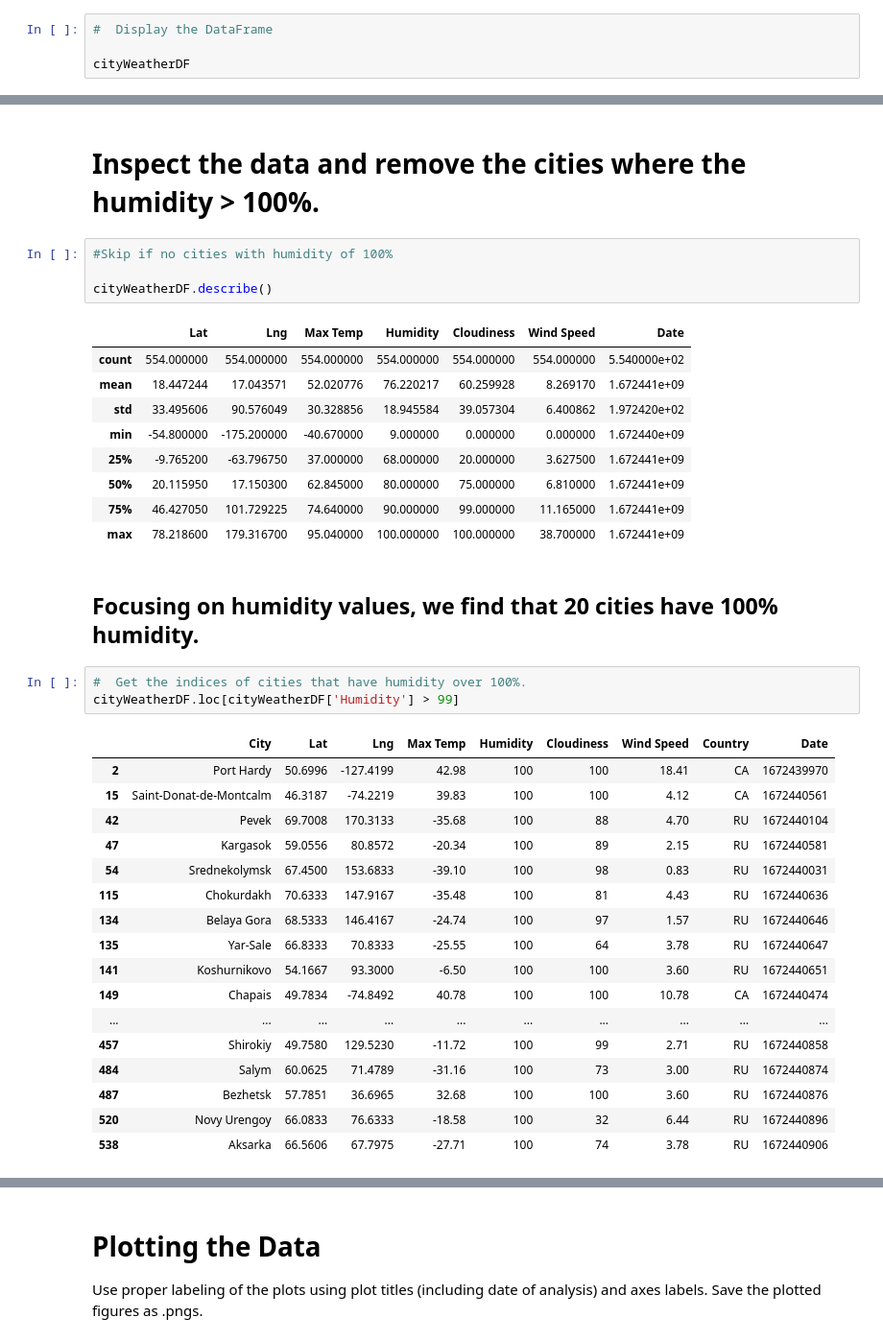
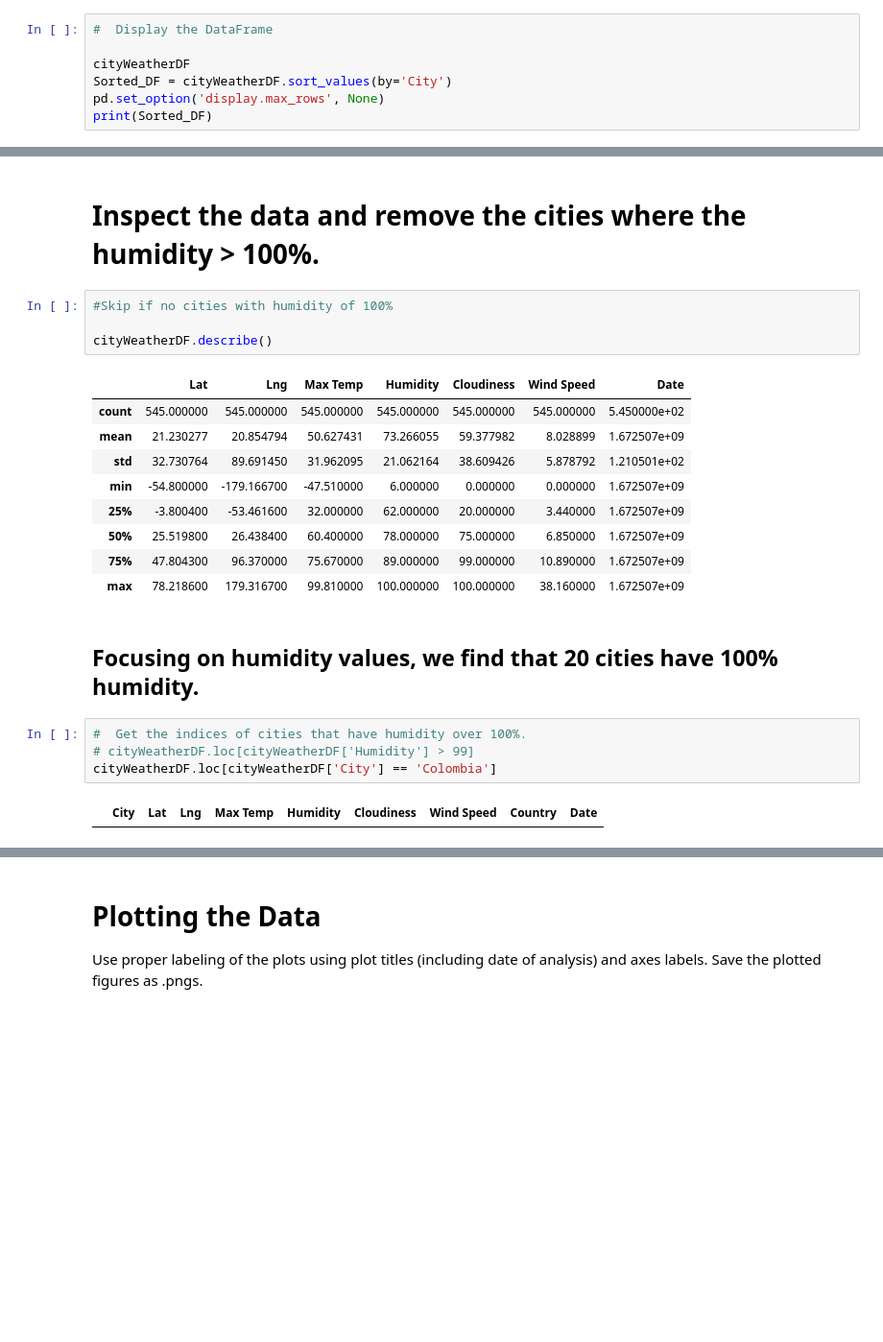
Before and after one commit to scottdseely/OpenWeather-API---Connect-Analyze, a Jupyter notebook: Analysis/Analysis.ipynb, the cells around one changed output, grey strips where cells are left out. Shown at 96% size. Cells and saved outputs as stored; diff of their text form; blank space fills up the shorter version.

```diff
--- a/Analysis/Analysis.ipynb
+++ b/Analysis/Analysis.ipynb
@@ -146,4 +146,7 @@ cityWeatherDF = pd.DataFrame({
 #  Display the DataFrame
 
 cityWeatherDF
+Sorted_DF = cityWeatherDF.sort_values(by='City')
+pd.set_option('display.max_rows', None)
+print(Sorted_DF)
 # %% [output]
@@ -201,37 +208,22 @@ cityWeatherDF.to_csv("../Output/city_weather.csv", index=False)
 cityWeatherDF.describe()
 # %% [output]
 |  | Lat | Lng | Max Temp | Humidity | Cloudiness | Wind Speed | Date |
-| count | 554.000000 | 554.000000 | 554.000000 | 554.000000 | 554.000000 | 554.000000 | 5.540000e+02 |
-| mean | 18.447244 | 17.043571 | 52.020776 | 76.220217 | 60.259928 | 8.269170 | 1.672441e+09 |
-| std | 33.495606 | 90.576049 | 30.328856 | 18.945584 | 39.057304 | 6.400862 | 1.972420e+02 |
-| min | -54.800000 | -175.200000 | -40.670000 | 9.000000 | 0.000000 | 0.000000 | 1.672440e+09 |
-| 25% | -9.765200 | -63.796750 | 37.000000 | 68.000000 | 20.000000 | 3.627500 | 1.672441e+09 |
-| 50% | 20.115950 | 17.150300 | 62.845000 | 80.000000 | 75.000000 | 6.810000 | 1.672441e+09 |
-| 75% | 46.427050 | 101.729225 | 74.640000 | 90.000000 | 99.000000 | 11.165000 | 1.672441e+09 |
-| max | 78.218600 | 179.316700 | 95.040000 | 100.000000 | 100.000000 | 38.700000 | 1.672441e+09 |
+| count | 545.000000 | 545.000000 | 545.000000 | 545.000000 | 545.000000 | 545.000000 | 5.450000e+02 |
+| mean | 21.230277 | 20.854794 | 50.627431 | 73.266055 | 59.377982 | 8.028899 | 1.672507e+09 |
+| std | 32.730764 | 89.691450 | 31.962095 | 21.062164 | 38.609426 | 5.878792 | 1.210501e+02 |
+| min | -54.800000 | -179.166700 | -47.510000 | 6.000000 | 0.000000 | 0.000000 | 1.672507e+09 |
+| 25% | -3.800400 | -53.461600 | 32.000000 | 62.000000 | 20.000000 | 3.440000 | 1.672507e+09 |
+| 50% | 25.519800 | 26.438400 | 60.400000 | 78.000000 | 75.000000 | 6.850000 | 1.672507e+09 |
+| 75% | 47.804300 | 96.370000 | 75.670000 | 89.000000 | 99.000000 | 10.890000 | 1.672507e+09 |
+| max | 78.218600 | 179.316700 | 99.810000 | 100.000000 | 100.000000 | 38.160000 | 1.672507e+09 |
 # %% [markdown]
 ## Focusing on humidity values, we find that 20 cities have 100% humidity.
 # %%
 #  Get the indices of cities that have humidity over 100%.
-cityWeatherDF.loc[cityWeatherDF['Humidity'] > 99]
+# cityWeatherDF.loc[cityWeatherDF['Humidity'] > 99]
+cityWeatherDF.loc[cityWeatherDF['City'] == 'Colombia']
 # %% [output]
 |  | City | Lat | Lng | Max Temp | Humidity | Cloudiness | Wind Speed | Country | Date |
-| 2 | Port Hardy | 50.6996 | -127.4199 | 42.98 | 100 | 100 | 18.41 | CA | 1672439970 |
-| 15 | Saint-Donat-de-Montcalm | 46.3187 | -74.2219 | 39.83 | 100 | 100 | 4.12 | CA | 1672440561 |
-| 42 | Pevek | 69.7008 | 170.3133 | -35.68 | 100 | 88 | 4.70 | RU | 1672440104 |
-| 47 | Kargasok | 59.0556 | 80.8572 | -20.34 | 100 | 89 | 2.15 | RU | 1672440581 |
-| 54 | Srednekolymsk | 67.4500 | 153.6833 | -39.10 | 100 | 98 | 0.83 | RU | 1672440031 |
-| 115 | Chokurdakh | 70.6333 | 147.9167 | -35.48 | 100 | 81 | 4.43 | RU | 1672440636 |
-| 134 | Belaya Gora | 68.5333 | 146.4167 | -24.74 | 100 | 97 | 1.57 | RU | 1672440646 |
-| 135 | Yar-Sale | 66.8333 | 70.8333 | -25.55 | 100 | 64 | 3.78 | RU | 1672440647 |
-| 141 | Koshurnikovo | 54.1667 | 93.3000 | -6.50 | 100 | 100 | 3.60 | RU | 1672440651 |
-| 149 | Chapais | 49.7834 | -74.8492 | 40.78 | 100 | 100 | 10.78 | CA | 1672440474 |
-| ... | ... | ... | ... | ... | ... | ... | ... | ... | ... |
-| 457 | Shirokiy | 49.7580 | 129.5230 | -11.72 | 100 | 99 | 2.71 | RU | 1672440858 |
-| 484 | Salym | 60.0625 | 71.4789 | -31.16 | 100 | 73 | 3.00 | RU | 1672440874 |
-| 487 | Bezhetsk | 57.7851 | 36.6965 | 32.68 | 100 | 100 | 3.60 | RU | 1672440876 |
-| 520 | Novy Urengoy | 66.0833 | 76.6333 | -18.58 | 100 | 32 | 6.44 | RU | 1672440896 |
-| 538 | Aksarka | 66.5606 | 67.7975 | -27.71 | 100 | 74 | 3.78 | RU | 1672440906 |
 # %%
 # Make a new DataFrame equal to the city data to drop all humidity outliers by index.
 # Passing "inplace=False" will make a copy of the city_data DataFrame, which we call "clean_city_data".
```
Also changed, not shown: parts of 21 cells of this notebook, 14 other files.
